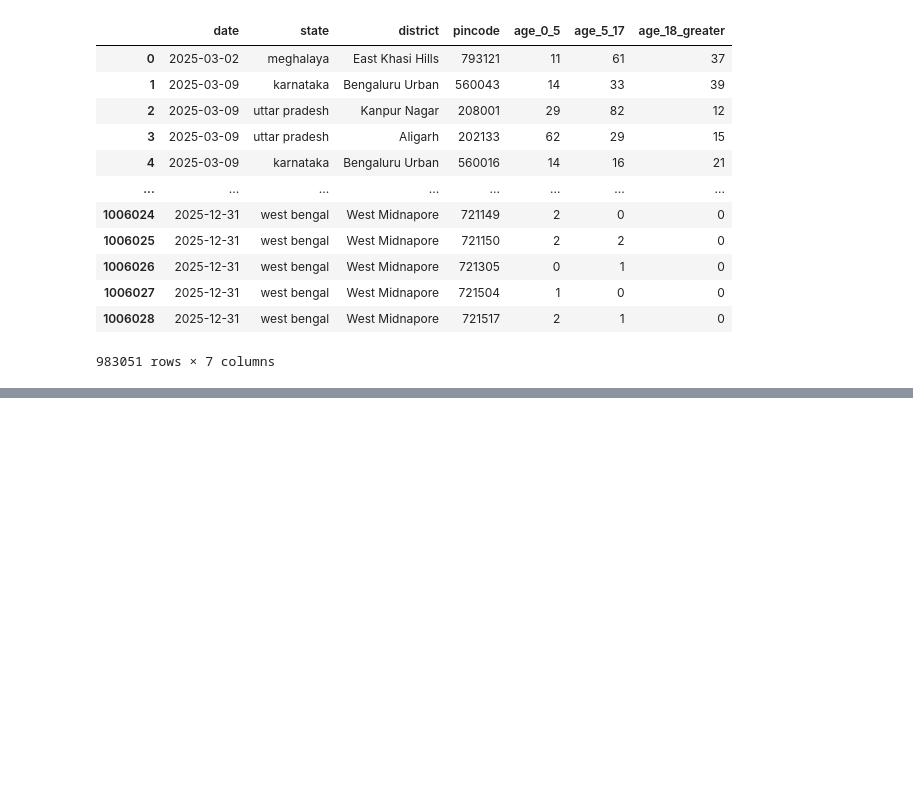
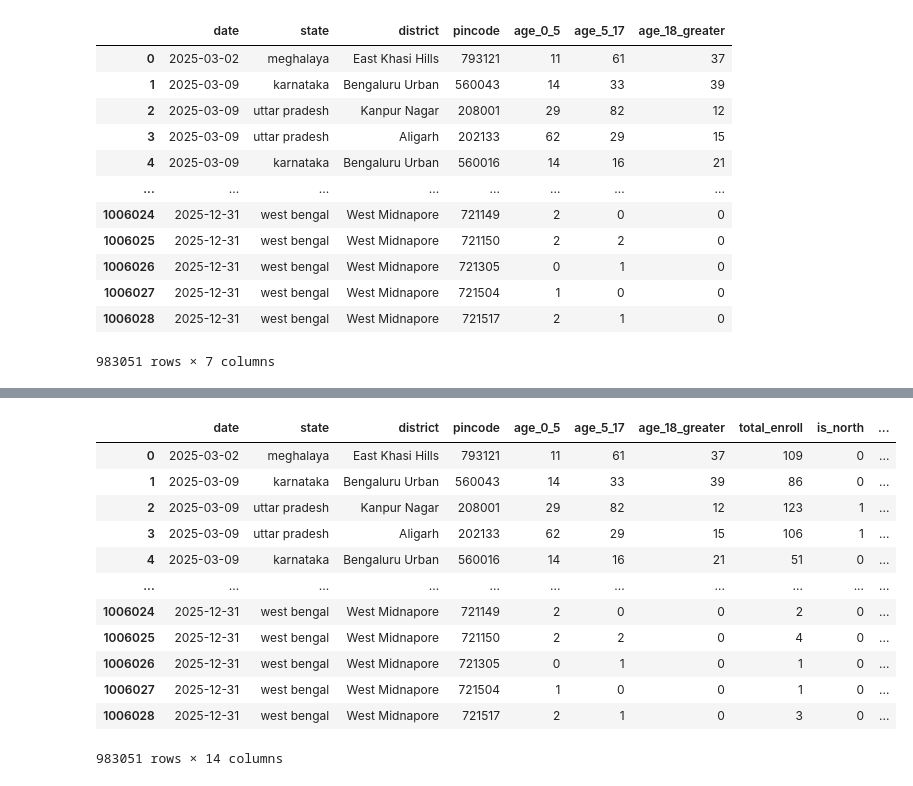
Before and after one commit to medisumeet/UIDAI-Hackathon-2026, a Jupyter notebook: uidai.ipynb, the cells around one changed output, grey strips where cells are left out. Saved outputs shown, nothing was run; the diff lists cells and outputs as text; code cells hidden in the pictures; blank space fills up the shorter version.

```diff
--- a/uidai.ipynb
+++ b/uidai.ipynb
@@ -321,0 +332,2 @@ Name: count, dtype: int64
+# %%
+df['total_enroll'] = df['age_0_5'] + df['age_5_17'] + df['age_18_greater']
@@ -321,0 +376,51 @@ Name: count, dtype: int64
+# %%
+# Create 5 binary features for regions (NEWSC)
+df['is_north'] = (df['state'].str.lower().str.strip().isin([
+    'delhi', 'chandigarh', 'jammu and kashmir', 'ladakh',
+    'punjab', 'haryana', 'himachal pradesh', 'uttarakhand',
+    'uttar pradesh', 'rajasthan'
+])).astype(int)
+
+df['is_east'] = (df['state'].str.lower().str.strip().isin([
+    'west bengal', 'odisha', 'bihar', 'jharkhand', 'sikkim',
+    'assam', 'meghalaya', 'arunachal pradesh', 'nagaland',
+    'manipur', 'mizoram', 'tripura'
+])).astype(int)
+
+df['is_west'] = (df['state'].str.lower().str.strip().isin([
+    'gujarat', 'maharashtra', 'goa',
+    'dadra and nagar haveli and daman and diu'
+])).astype(int)
+
+df['is_south'] = (df['state'].str.lower().str.strip().isin([
+    'andhra pradesh', 'telangana', 'karnataka', 'kerala',
+    'tamil nadu', 'puducherry', 'lakshadweep',
+    'andaman and nicobar islands'
+])).astype(int)
+
+df['is_central'] = (df['state'].str.lower().str.strip().isin([
+    'madhya pradesh', 'chhattisgarh'
+])).astype(int)
+
+# Create 1 binary feature for UT
+df['is_ut'] = (df['state'].str.lower().str.strip().isin([
+    'delhi', 'chandigarh', 'jammu and kashmir', 'ladakh',
+    'dadra and nagar haveli and daman and diu',
+    'puducherry', 'lakshadweep', 'andaman and nicobar islands'
+])).astype(int)
+# %%
+df
+# %% [output]
+|  | date | state | district | pincode | age_0_5 | age_5_17 | age_18_greater | total_enroll | is_north | ... |
+| 0 | 2025-03-02 | meghalaya | East Khasi Hills | 793121 | 11 | 61 | 37 | 109 | 0 | ... |
+| 1 | 2025-03-09 | karnataka | Bengaluru Urban | 560043 | 14 | 33 | 39 | 86 | 0 | ... |
+| 2 | 2025-03-09 | uttar pradesh | Kanpur Nagar | 208001 | 29 | 82 | 12 | 123 | 1 | ... |
+| 3 | 2025-03-09 | uttar pradesh | Aligarh | 202133 | 62 | 29 | 15 | 106 | 1 | ... |
+| 4 | 2025-03-09 | karnataka | Bengaluru Urban | 560016 | 14 | 16 | 21 | 51 | 0 | ... |
+| ... | ... | ... | ... | ... | ... | ... | ... | ... | ... | ... |
+| 1006024 | 2025-12-31 | west bengal | West Midnapore | 721149 | 2 | 0 | 0 | 2 | 0 | ... |
+| 1006025 | 2025-12-31 | west bengal | West Midnapore | 721150 | 2 | 2 | 0 | 4 | 0 | ... |
+| 1006026 | 2025-12-31 | west bengal | West Midnapore | 721305 | 0 | 1 | 0 | 1 | 0 | ... |
+| 1006027 | 2025-12-31 | west bengal | West Midnapore | 721504 | 1 | 0 | 0 | 1 | 0 | ... |
+| 1006028 | 2025-12-31 | west bengal | West Midnapore | 721517 | 2 | 1 | 0 | 3 | 0 | ... |
+983051 rows × 14 columns
```
Also changed, not shown: parts of 8 cells of this notebook.
